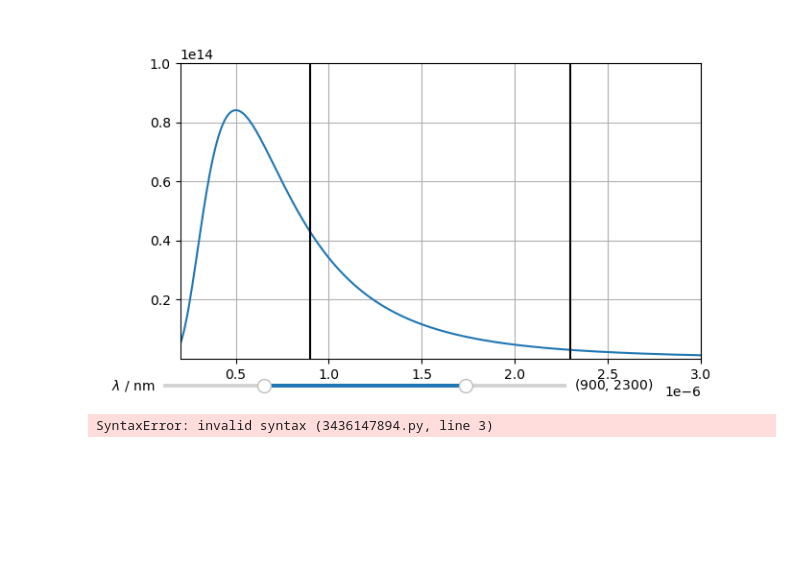
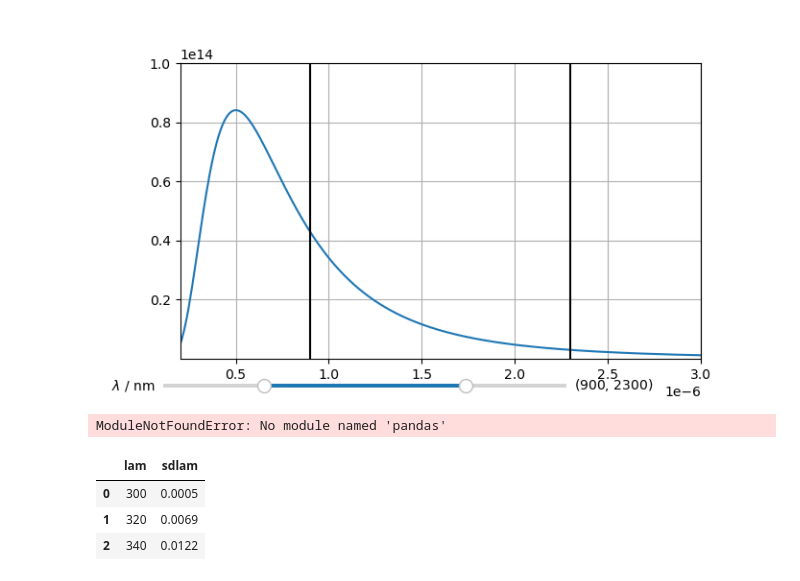
Before and after one commit to GitAndi18/Light, a Jupyter notebook: _build/jupyter_execute/Ch_1/Planck_240315.ipynb, the cells around one changed output. Saved outputs shown, nothing was run; the diff lists cells and outputs as text; code cells hidden in the pictures; blank space fills up the shorter version.

```diff
--- a/_build/jupyter_execute/Ch_1/Planck_240315.ipynb
+++ b/_build/jupyter_execute/Ch_1/Planck_240315.ipynb
@@ -250,61 +250,16 @@ slider.on_changed(update)
 plt.show()
 # %% [output]
 [figure]
-# %%
-DL = np.array([0.0005,0.0069,
-0.0122
-0.0145
-0.0177
-0.0235
-0.0268
-0.0294
-0.0343
-0.0339
-0.0326
-0.0318
-0.0321
-0.0312
-0.0294
-0.0289
-0.0289
-0.0280
-0.0273
-0.0246
-0.0237
-0.0220
-0.0230
-0.0199
-0.0211
-0.0330
-0.0453
-0.0381
-0.0220
-0.0329
-0.0306
-0.0185
-0.0136
-0.0210
-0.0211
-0.0166
-0.0042
-0.0010
-0.0044
-0.0095
-0.0123
-0.0110
-0.0106
-0.0093
-0.0068
-0.0024
-0.0005
-0.0002
-0.0012
-0.0030
-0.0037
-0.0057
-0.0066
-0.0060
-0.0041
-0.0006
-# %% [output]
-SyntaxError: invalid syntax (3436147894.py, line 3)
+# %%
+import pandas
+
+df_sol = pandas.read_excel('SolarNorm.xlsx')#, sheet_name='Employees')
+# %% [output]
+ModuleNotFoundError: No module named 'pandas'
+# %%
+df_sol.head(3)
+# %% [output]
+|  | lam | sdlam |
+| 0 | 300 | 0.0005 |
+| 1 | 320 | 0.0069 |
+| 2 | 340 | 0.0122 |
```
Also changed, not shown: parts of 4 cells of this notebook, 44 other files.
